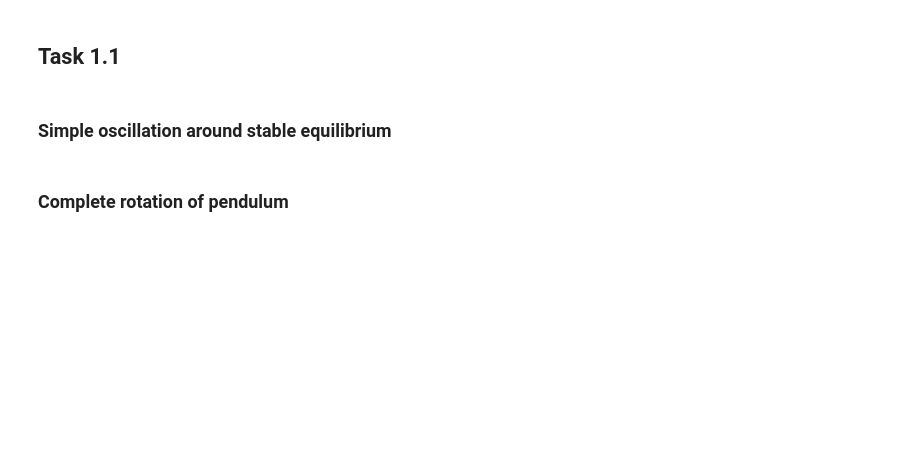
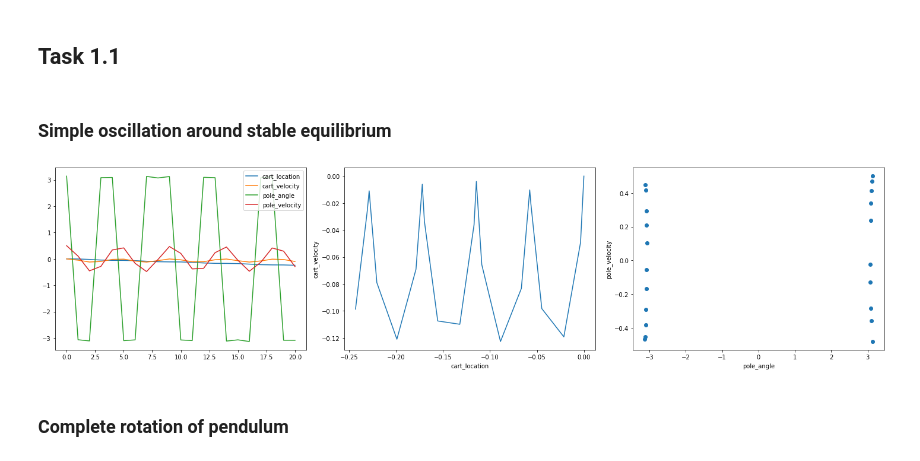
Before and after one commit to jordanesmith/SF3-Machine-Learning-Project, a Jupyter notebook: Task1.ipynb, the cells around one changed output. Saved outputs shown, nothing was run; the diff lists cells and outputs as text; code cells hidden in the pictures; blank space fills up the shorter version.

```diff
--- a/Task1.ipynb
+++ b/Task1.ipynb
@@ -88,8 +29,10 @@ def move_cart(initial_x, steps=10, visual=False, display_plots=True, remap_angle
 # %% [markdown]
 ### Simple oscillation around stable equilibrium
 # %%
-# history = move_cart([0,0,np.pi,0.5], steps=20, remap_angle=remap_angle)
-# plt.savefig('plots/rollout_stable_equilibrium')
+history = move_cart([0,0,np.pi,0.5], steps=20, remap_angle=remap_angle)
+plt.savefig(plot_path + 'rollout_stable_equilibrium')
+# %% [output]
+[figure, added]
 # %% [markdown]
 ### Complete rotation of pendulum
 # %%
```
Also changed, not shown: parts of 22 cells of this notebook, 2 other files.
